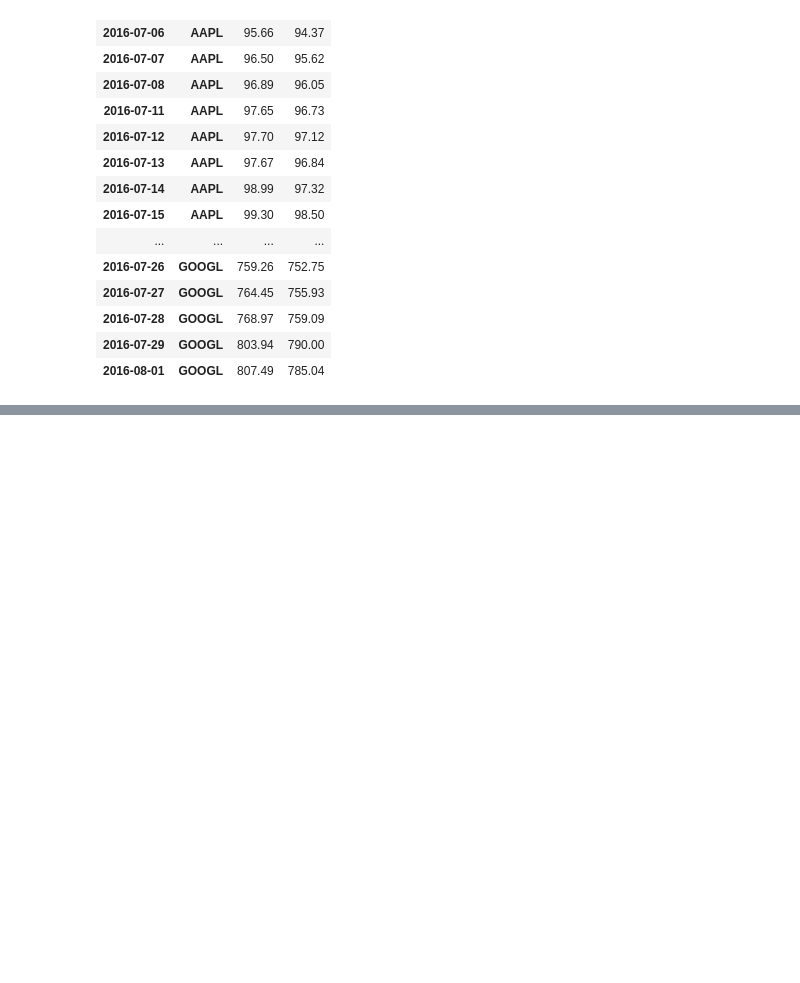
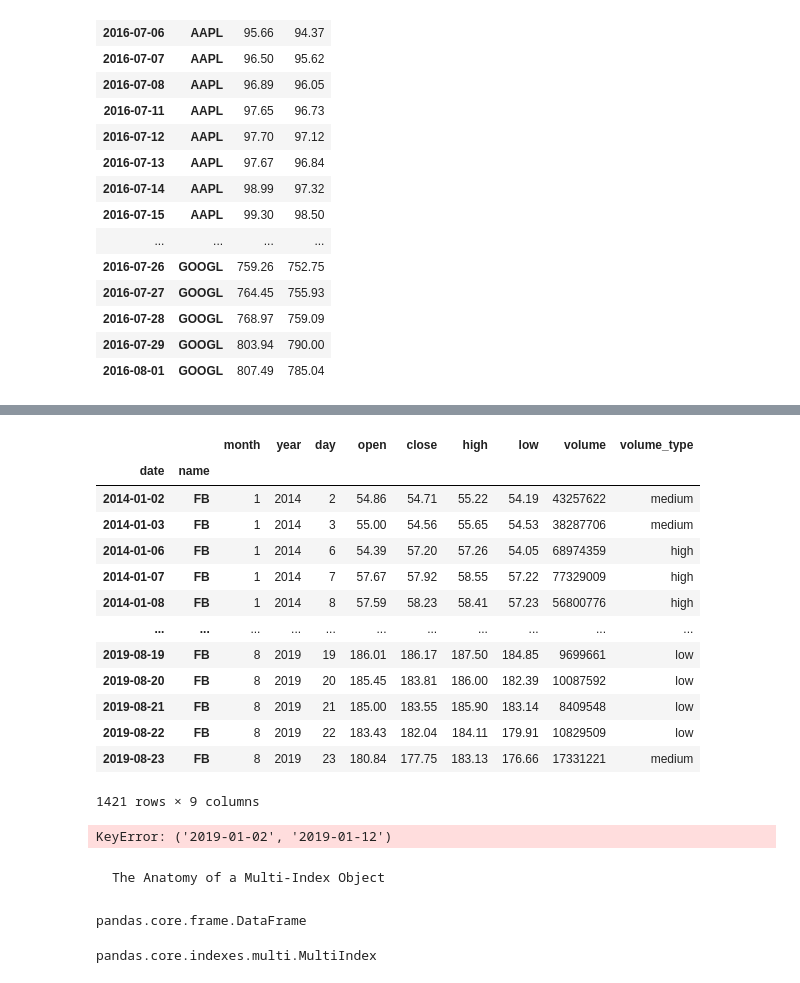
Before and after one commit to Narula901/Python-Library, a Jupyter notebook: Pandas/Practice Problems/Practice Problem - Going MultiDimensional - 2.ipynb, the cells around one changed output, grey strips where cells are left out. Saved outputs shown, nothing was run; the diff lists cells and outputs as text; code cells hidden in the pictures; blank space fills up the shorter version.

```diff
--- a/Pandas/Practice Problems/Practice Problem - Going MultiDimensional - 2.ipynb
+++ b/Pandas/Practice Problems/Practice Problem - Going MultiDimensional - 2.ipynb
@@ -203,0 +218,31 @@ tech_df2.loc[(slice(None), ['AAPL', 'GOOGL']),['high','low']]
+# %%
+tech.xs('FB',level=1, drop_level=False)
+# %% [output]
+|  |  | month | year | day | open | close | high | low | volume | volume_type |
+| date | name |  |  |  |  |  |  |  |  |  |
+| 2014-01-02 | FB | 1 | 2014 | 2 | 54.86 | 54.71 | 55.22 | 54.19 | 43257622 | medium |
+| 2014-01-03 | FB | 1 | 2014 | 3 | 55.00 | 54.56 | 55.65 | 54.53 | 38287706 | medium |
+| 2014-01-06 | FB | 1 | 2014 | 6 | 54.39 | 57.20 | 57.26 | 54.05 | 68974359 | high |
+| 2014-01-07 | FB | 1 | 2014 | 7 | 57.67 | 57.92 | 58.55 | 57.22 | 77329009 | high |
+| 2014-01-08 | FB | 1 | 2014 | 8 | 57.59 | 58.23 | 58.41 | 57.23 | 56800776 | high |
+| ... | ... | ... | ... | ... | ... | ... | ... | ... | ... | ... |
+| 2019-08-19 | FB | 8 | 2019 | 19 | 186.01 | 186.17 | 187.50 | 184.85 | 9699661 | low |
+| 2019-08-20 | FB | 8 | 2019 | 20 | 185.45 | 183.81 | 186.00 | 182.39 | 10087592 | low |
+| 2019-08-21 | FB | 8 | 2019 | 21 | 185.00 | 183.55 | 185.90 | 183.14 | 8409548 | low |
+| 2019-08-22 | FB | 8 | 2019 | 22 | 183.43 | 182.04 | 184.11 | 179.91 | 10829509 | low |
+| 2019-08-23 | FB | 8 | 2019 | 23 | 180.84 | 177.75 | 183.13 | 176.66 | 17331221 | medium |
+1421 rows × 9 columns
+# %%
+tech.xs((('2019-01-02', '2019-01-12'), 'FB'), level=(0,1),axis=0)
+# %% [output]
+KeyError: ('2019-01-02', '2019-01-12')
+# %% [markdown]
+    The Anatomy of a Multi-Index Object
+# %%
+type(tech)
+# %% [output]
+pandas.core.frame.DataFrame
+# %%
+type(tech.index)
+# %% [output]
+pandas.core.indexes.multi.MultiIndex
```
Also changed, not shown: parts of 11 cells of this notebook.
